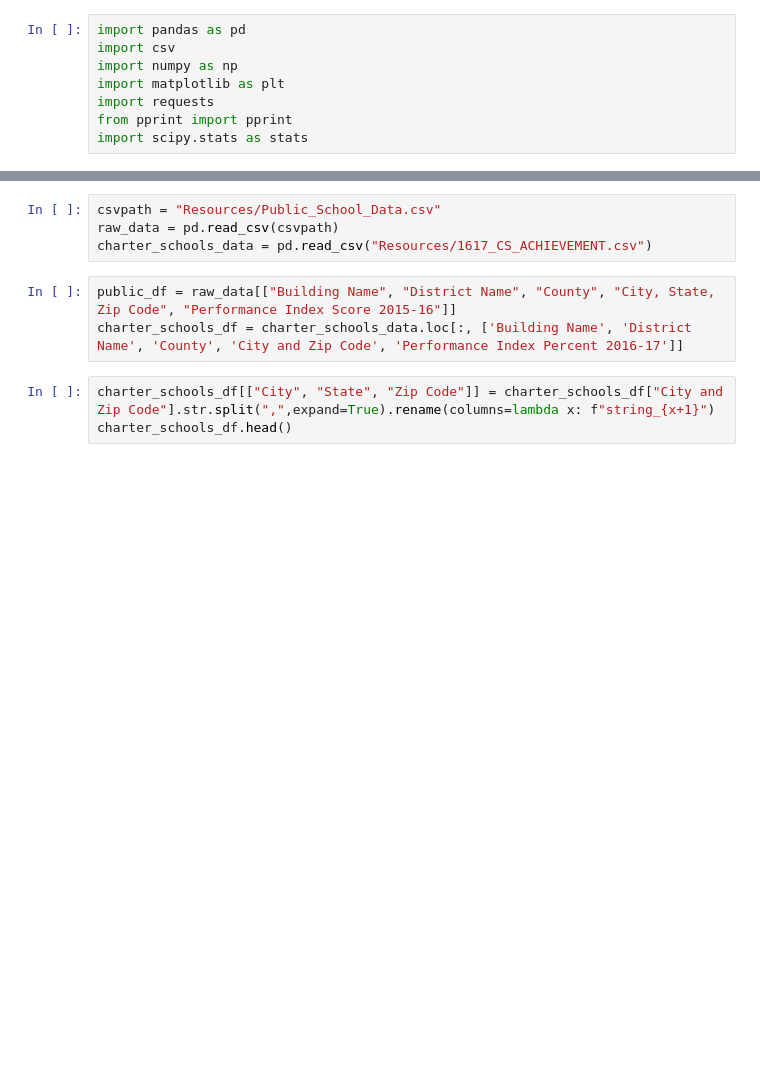
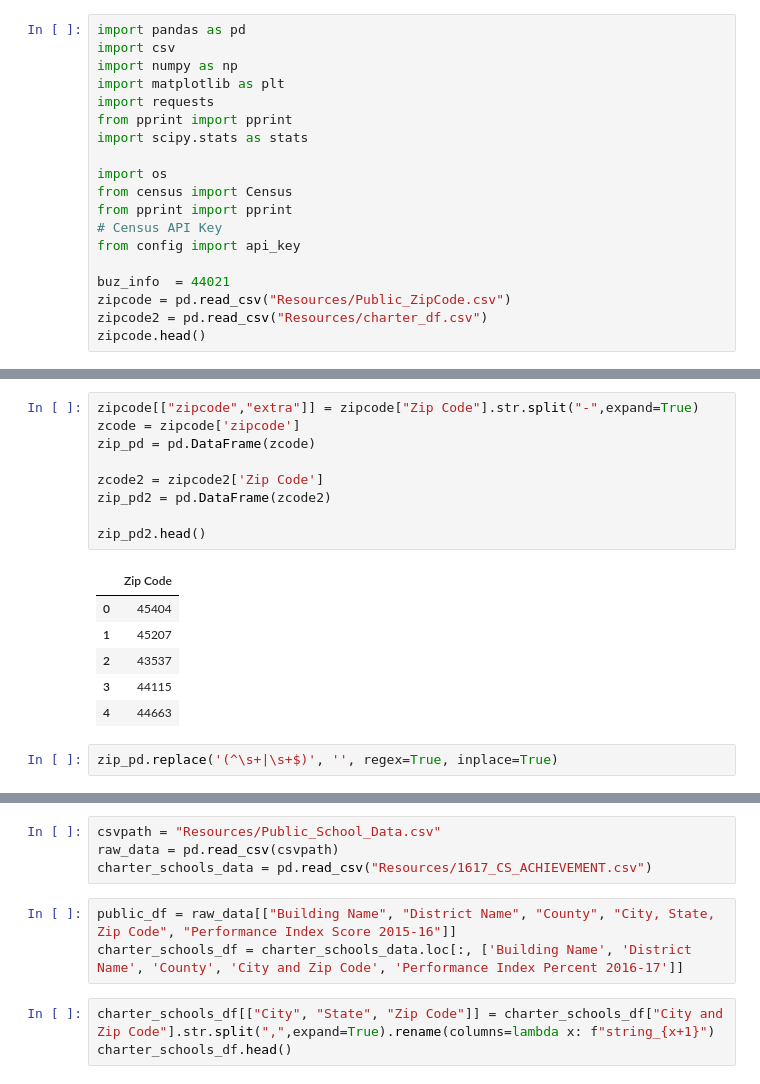
Before and after one commit to Teddi009x/Team_Scholastic_Crush, a Jupyter notebook: TeamScholasticCrush.ipynb, the cells around one changed output, grey strips where cells are left out. Saved outputs shown, nothing was run; the diff lists cells and outputs as text; blank space fills up the shorter version.

```diff
--- a/TeamScholasticCrush.ipynb
+++ b/TeamScholasticCrush.ipynb
@@ -6,3 +6,14 @@ import matplotlib as plt
 import requests
 from pprint import pprint
 import scipy.stats as stats
+
+import os
+from census import Census
+from pprint import pprint
+# Census API Key
+from config import api_key
+
+buz_info  = 44021
+zipcode = pd.read_csv("Resources/Public_ZipCode.csv")
+zipcode2 = pd.read_csv("Resources/charter_df.csv")
+zipcode.head()
@@ -8,0 +27,18 @@ import scipy.stats as stats
+# %%
+zipcode[["zipcode","extra"]] = zipcode["Zip Code"].str.split("-",expand=True)
+zcode = zipcode['zipcode']
+zip_pd = pd.DataFrame(zcode)
+
+zcode2 = zipcode2['Zip Code']
+zip_pd2 = pd.DataFrame(zcode2)
+
+zip_pd2.head()
+# %% [output]
+|  | Zip Code |
+| 0 | 45404 |
+| 1 | 45207 |
+| 2 | 43537 |
+| 3 | 44115 |
+| 4 | 44663 |
+# %%
+zip_pd.replace('(^\s+|\s+$)', '', regex=True, inplace=True)
```
Also changed, not shown: parts of 17 cells of this notebook, 6 other files.
